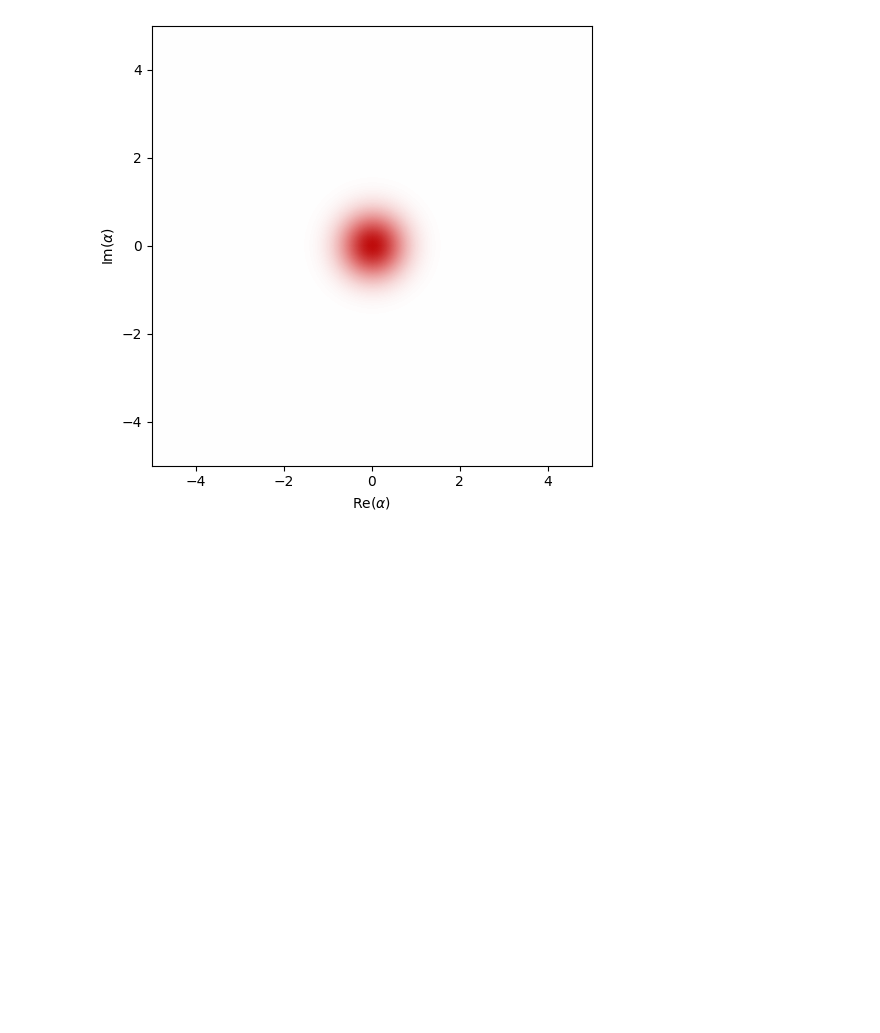
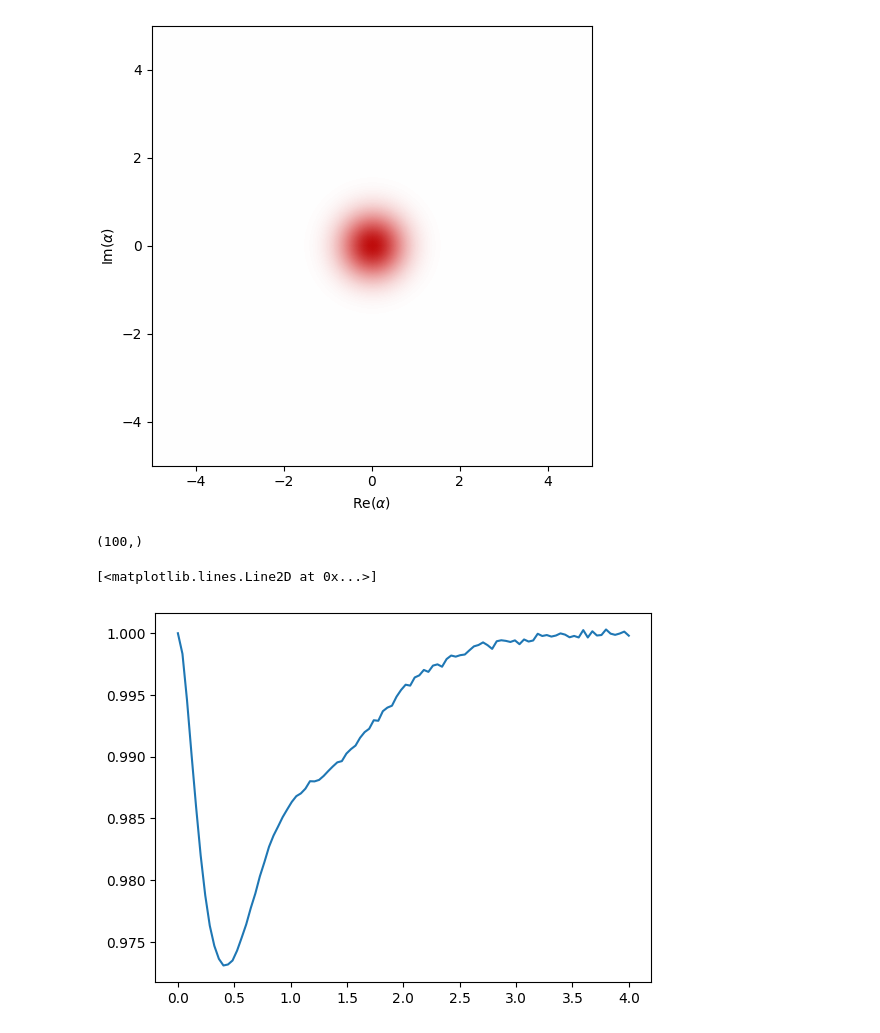
Before and after one commit to iQuHACK/2025-Alice-and-Bob, a Jupyter notebook: submission/Zeroth-NetWork/1-2.ipynb, the cells around one changed output. Cells and saved outputs as stored; diff of their text form; code cells hidden in the pictures; blank space fills up the shorter version.

Commit message:
added fidelity

```diff
--- a/submission/Zeroth-NetWork/1-2.ipynb
+++ b/submission/Zeroth-NetWork/1-2.ipynb
@@ -27,3 +27,26 @@ res = dq.mesolve(H, [loss_op], psi0, tsave)
 dq.plot.wigner_gif(res.states)
 # %% [output]
 [figure]
+# %%
+# 1-1 code for comparison
+
+na = 20
+nb = 5
+a, b = dq.destroy(na, nb)
+
+H = g2 * dq.dag(a) @ dq.dag(a) @ b  + jnp.conj(g2) * a @ a @ dq.dag(b) + jnp.conj(eps) * b + eps * dq.dag(b)# Hamiltonian
+# initial state and save time
+psi0 = dq.fock((na,nb), (0,0))  # coherent state
+
+jump_ops = [jnp.sqrt(Kb)*b]
+res_2_mode = dq.mesolve(H,jump_ops, psi0, tsave)
+# %%
+trace_a_2mode = dq.ptrace(res_2_mode.states, 0,res_2_mode.states.dims) # trace of a
+trace_a = dq.ptrace(res.states, 0,res.states.dims) # trace of a
+fidelity_plot = dq.fidelity(trace_a, trace_a_2mode)
+print(fidelity_plot.shape)
+plt.plot(tsave, fidelity_plot)
+# %% [output]
+(100,)
+[<matplotlib.lines.Line2D at 0x...>]
+[figure, added]
```
Also changed, not shown: 2 other files.
